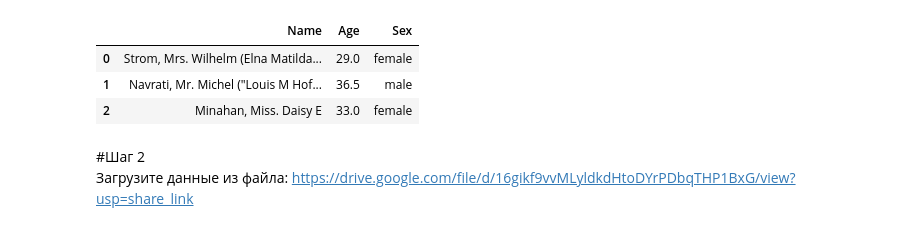
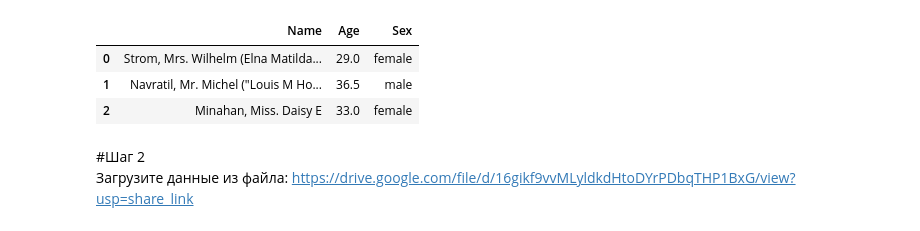
Before and after one commit to Nikitososs/pysososs, a Jupyter notebook: task5/task5.ipynb, the cells around one changed output. Saved outputs shown, nothing was run; the diff lists cells and outputs as text; code cells hidden in the pictures.

```diff
--- a/task5/task5.ipynb
+++ b/task5/task5.ipynb
@@ -5,19 +5,19 @@
 # %%
 import numpy as np
 import pandas as pd
 
 df = pd.DataFrame(
     {
-        "Name": ["Strom, Mrs. Wilhelm (Elna Matilda Persson)", 'Navrati, Mr. Michel ("Louis M Hoffman)', "Minahan, Miss. Daisy E"],
+        "Name": ["Strom, Mrs. Wilhelm (Elna Matilda Persson)", 'Navratil, Mr. Michel ("Louis M Hoffman")', "Minahan, Miss. Daisy E"],
         "Age": [29, 36.5, 33],
         "Sex": ['female', 'male', 'female']
     }
 )
 df
 # %% [output]
 |  | Name | Age | Sex |
 | 0 | Strom, Mrs. Wilhelm (Elna Matilda... | 29.0 | female |
-| 1 | Navrati, Mr. Michel ("Louis M Hof... | 36.5 | male |
+| 1 | Navratil, Mr. Michel ("Louis M Ho... | 36.5 | male |
 | 2 | Minahan, Miss. Daisy E | 33.0 | female |
 # %% [markdown]
 #Шаг 2
```
Also changed, not shown: parts of 7 cells of this notebook, 1 other file.
